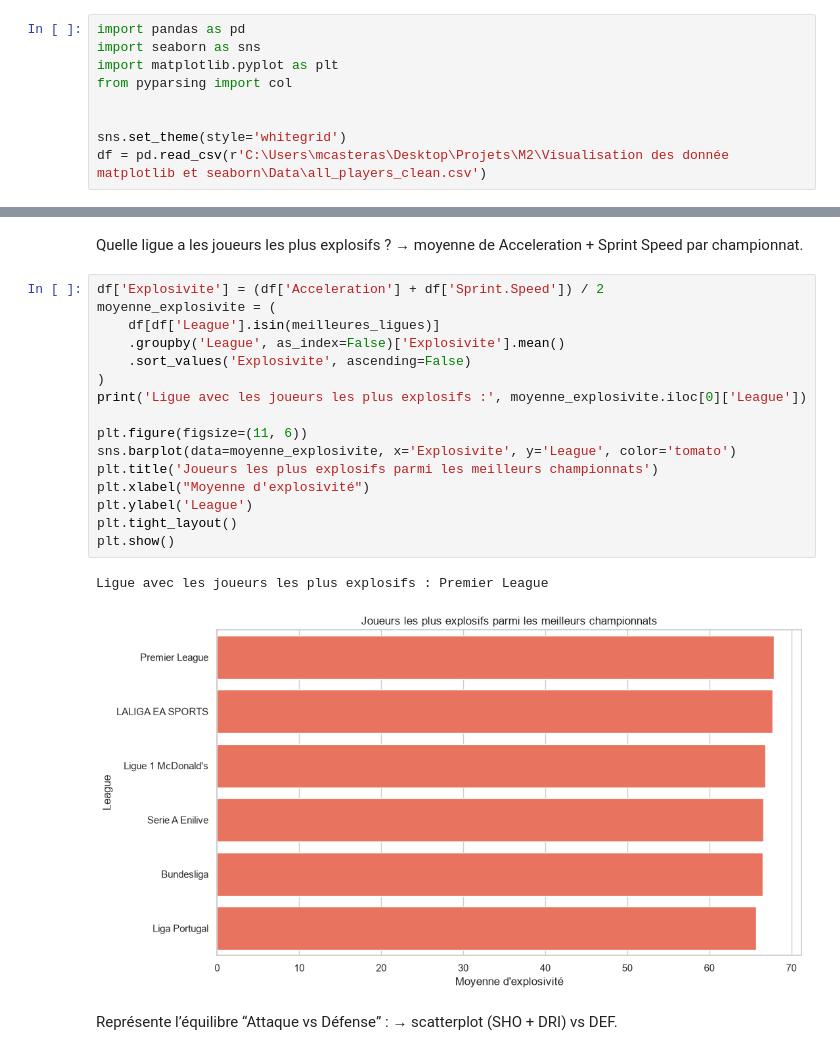
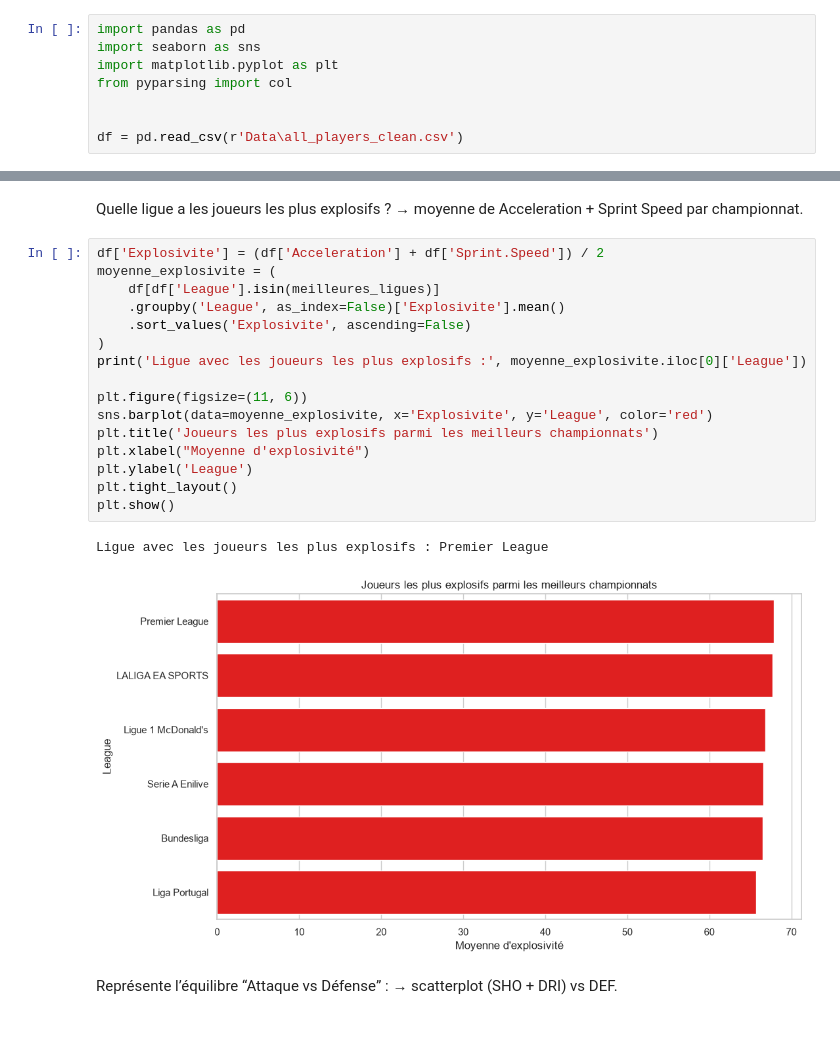
Before and after one commit to Maxime-casr/D-tection-Joueur, a Jupyter notebook: TP_Maxime_Casteras.ipynb, the cells around one changed output, grey strips where cells are left out. Cells and saved outputs as stored; diff of their text form.

```diff
--- a/TP_Maxime_Casteras.ipynb
+++ b/TP_Maxime_Casteras.ipynb
@@ -7,8 +7,7 @@ import matplotlib.pyplot as plt
 from pyparsing import col
 
 
-sns.set_theme(style='whitegrid')
-df = pd.read_csv(r'C:\Users\mcasteras\Desktop\Projets\M2\Visualisation des donnée matplotlib et seaborn\Data\all_players_clean.csv')
+df = pd.read_csv(r'Data\all_players_clean.csv')
 # %% [markdown]
 ## 1. Compréhension du dataset
 # %% [markdown]
@@ -372,22 +371,22 @@ Quelle ligue a les joueurs les plus explosifs ? → moyenne de Acceleration + Sp
 # %%
 df['Explosivite'] = (df['Acceleration'] + df['Sprint.Speed']) / 2
 moyenne_explosivite = (
     df[df['League'].isin(meilleures_ligues)]
     .groupby('League', as_index=False)['Explosivite'].mean()
     .sort_values('Explosivite', ascending=False)
 )
 print('Ligue avec les joueurs les plus explosifs :', moyenne_explosivite.iloc[0]['League'])
 
 plt.figure(figsize=(11, 6))
-sns.barplot(data=moyenne_explosivite, x='Explosivite', y='League', color='tomato')
+sns.barplot(data=moyenne_explosivite, x='Explosivite', y='League', color='red')
 plt.title('Joueurs les plus explosifs parmi les meilleurs championnats')
 plt.xlabel("Moyenne d'explosivité")
 plt.ylabel('League')
 plt.tight_layout()
 plt.show()
 # %% [output]
 Ligue avec les joueurs les plus explosifs : Premier League
-[figure, old version]
+[figure, new version]
 # %% [markdown]
 Représente l’équilibre “Attaque vs Défense” : → scatterplot (SHO + DRI) vs DEF.
 # %%
```
Also changed, not shown: parts of 4 cells of this notebook.
